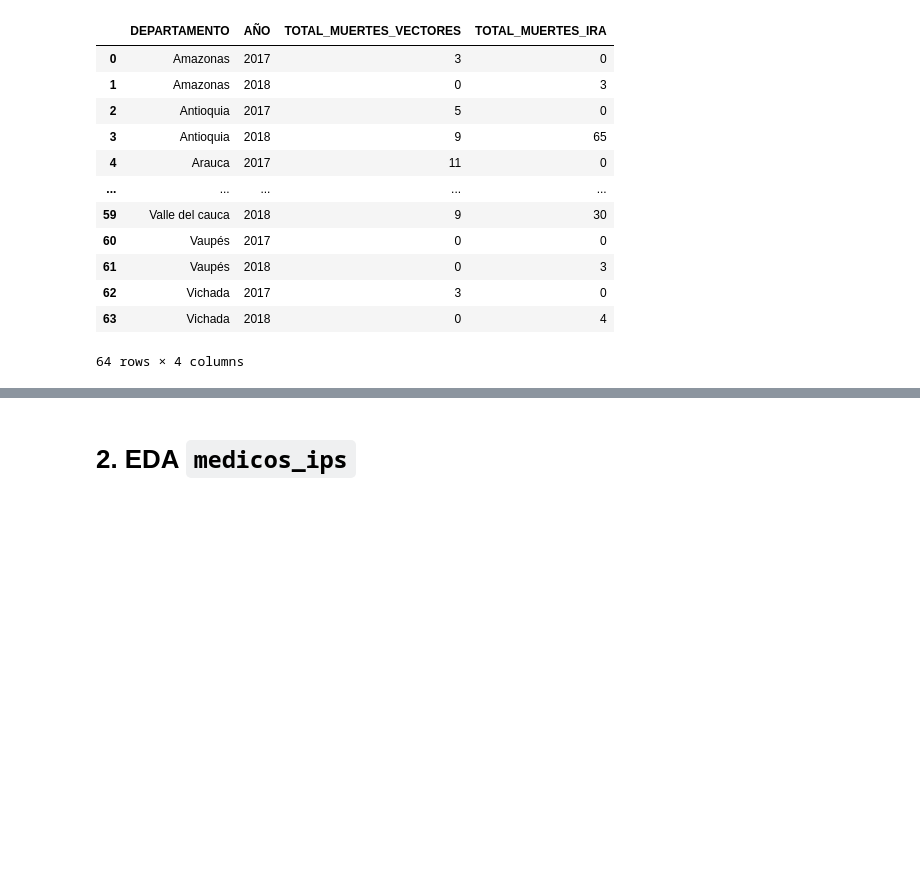
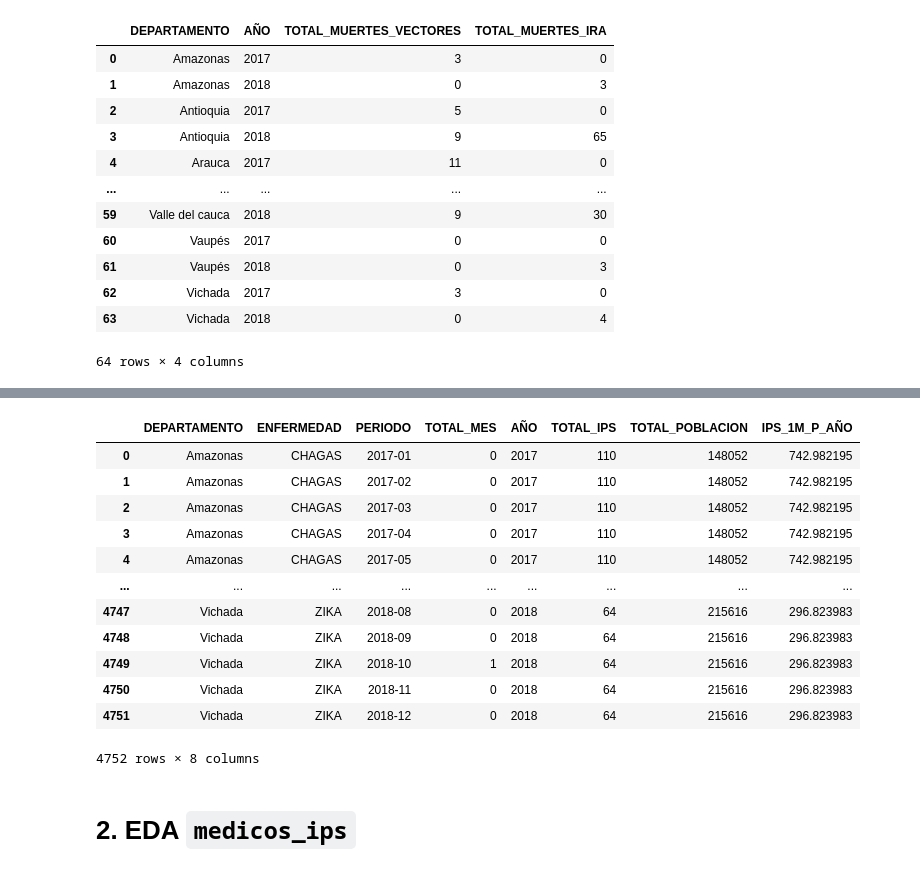
Before and after one commit to Santivg/DS4A-Team14, a Jupyter notebook: notebooks/EDA_combinado.ipynb, the cells around one changed output, grey strips where cells are left out. Saved outputs shown, nothing was run; the diff lists cells and outputs as text; code cells hidden in the pictures; blank space fills up the shorter version.

```diff
--- a/notebooks/EDA_combinado.ipynb
+++ b/notebooks/EDA_combinado.ipynb
@@ -370,0 +400,25 @@ data_merge
+# %%
+sivigilas_agg.AÑO=sivigilas_agg.AÑO.astype('int64')
+# %%
+m1=pd.merge(sivigilas_agg,ips_agg_año,on=['DEPARTAMENTO','AÑO'], how='left')
+ENFERMEDAD_IPS=pd.merge(m1,poblacion_agg_año, on=['DEPARTAMENTO','AÑO'], how='left')
+# %%
+ENFERMEDAD_IPS=ENFERMEDAD_IPS.assign(IPS_1M_P_AÑO = lambda x: (x.TOTAL_IPS*1000000)/(x.TOTAL_POBLACION))
+# %%
+ENFERMEDAD_IPS.PERIODO=ENFERMEDAD_IPS.PERIODO.astype('str')
+# %%
+ENFERMEDAD_IPS
+# %% [output]
+|  | DEPARTAMENTO | ENFERMEDAD | PERIODO | TOTAL_MES | AÑO | TOTAL_IPS | TOTAL_POBLACION | IPS_1M_P_AÑO |
+| 0 | Amazonas | CHAGAS | 2017-01 | 0 | 2017 | 110 | 148052 | 742.982195 |
+| 1 | Amazonas | CHAGAS | 2017-02 | 0 | 2017 | 110 | 148052 | 742.982195 |
+| 2 | Amazonas | CHAGAS | 2017-03 | 0 | 2017 | 110 | 148052 | 742.982195 |
+| 3 | Amazonas | CHAGAS | 2017-04 | 0 | 2017 | 110 | 148052 | 742.982195 |
+| 4 | Amazonas | CHAGAS | 2017-05 | 0 | 2017 | 110 | 148052 | 742.982195 |
+| ... | ... | ... | ... | ... | ... | ... | ... | ... |
+| 4747 | Vichada | ZIKA | 2018-08 | 0 | 2018 | 64 | 215616 | 296.823983 |
+| 4748 | Vichada | ZIKA | 2018-09 | 0 | 2018 | 64 | 215616 | 296.823983 |
+| 4749 | Vichada | ZIKA | 2018-10 | 1 | 2018 | 64 | 215616 | 296.823983 |
+| 4750 | Vichada | ZIKA | 2018-11 | 0 | 2018 | 64 | 215616 | 296.823983 |
+| 4751 | Vichada | ZIKA | 2018-12 | 0 | 2018 | 64 | 215616 | 296.823983 |
+4752 rows × 8 columns
```
Also changed, not shown: parts of 23 cells of this notebook, 6 other files.
